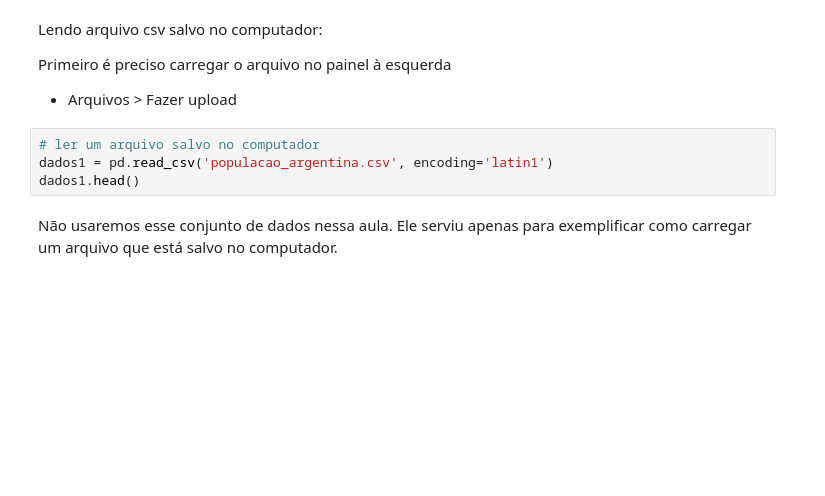
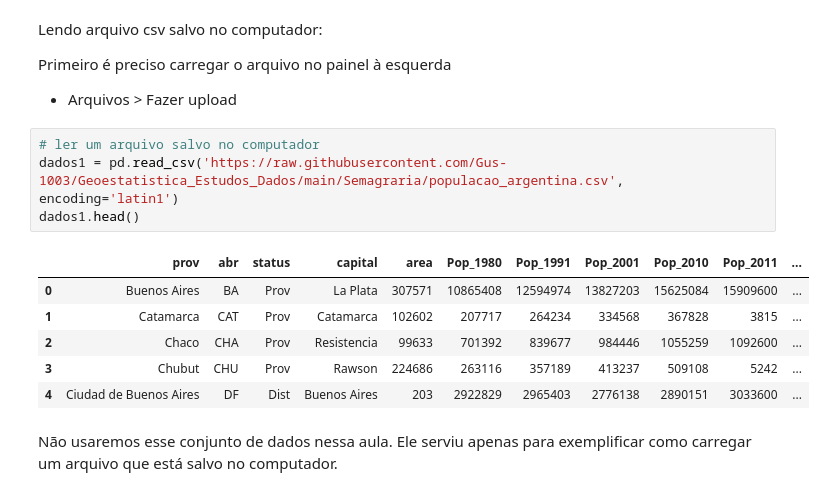
Before and after one commit to Gus-1003/Projetos_Geoestatistica, a Jupyter notebook: Semagraria/Patricia_aula1_dataframes.ipynb, the cells around one changed output. Saved outputs shown, nothing was run; the diff lists cells and outputs as text; blank space fills up the shorter version.

```diff
--- a/Semagraria/Patricia_aula1_dataframes.ipynb
+++ b/Semagraria/Patricia_aula1_dataframes.ipynb
@@ -48,8 +55,15 @@ Primeiro é preciso carregar o arquivo no painel à esquerda
 - Arquivos > Fazer upload
 # %%
 # ler um arquivo salvo no computador
-dados1 = pd.read_csv('populacao_argentina.csv', encoding='latin1')
+dados1 = pd.read_csv('https://raw.githubusercontent.com/Gus-1003/Geoestatistica_Estudos_Dados/main/Semagraria/populacao_argentina.csv', encoding='latin1')
 dados1.head()
+# %% [output]
+|  | prov | abr | status | capital | area | Pop_1980 | Pop_1991 | Pop_2001 | Pop_2010 | Pop_2011 | ... |
+| 0 | Buenos Aires | BA | Prov | La Plata | 307571 | 10865408 | 12594974 | 13827203 | 15625084 | 15909600 | ... |
+| 1 | Catamarca | CAT | Prov | Catamarca | 102602 | 207717 | 264234 | 334568 | 367828 | 3815 | ... |
+| 2 | Chaco | CHA | Prov | Resistencia | 99633 | 701392 | 839677 | 984446 | 1055259 | 1092600 | ... |
+| 3 | Chubut | CHU | Prov | Rawson | 224686 | 263116 | 357189 | 413237 | 509108 | 5242 | ... |
+| 4 | Ciudad de Buenos Aires | DF | Dist | Buenos Aires | 203 | 2922829 | 2965403 | 2776138 | 2890151 | 3033600 | ... |
 # %% [markdown]
 Não usaremos esse conjunto de dados nessa aula. Ele serviu apenas para exemplificar como carregar um arquivo que está salvo no computador.
 # %% [markdown]
```
Also changed, not shown: parts of 29 cells of this notebook.
